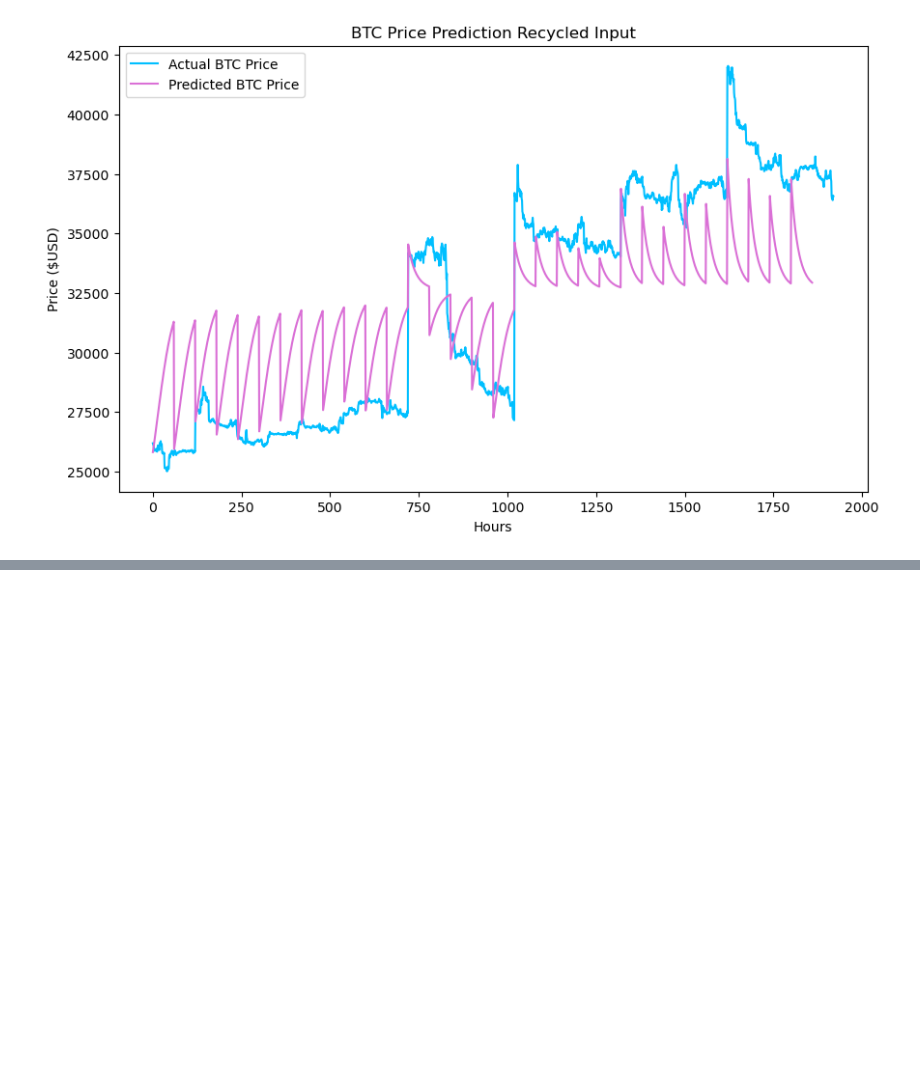
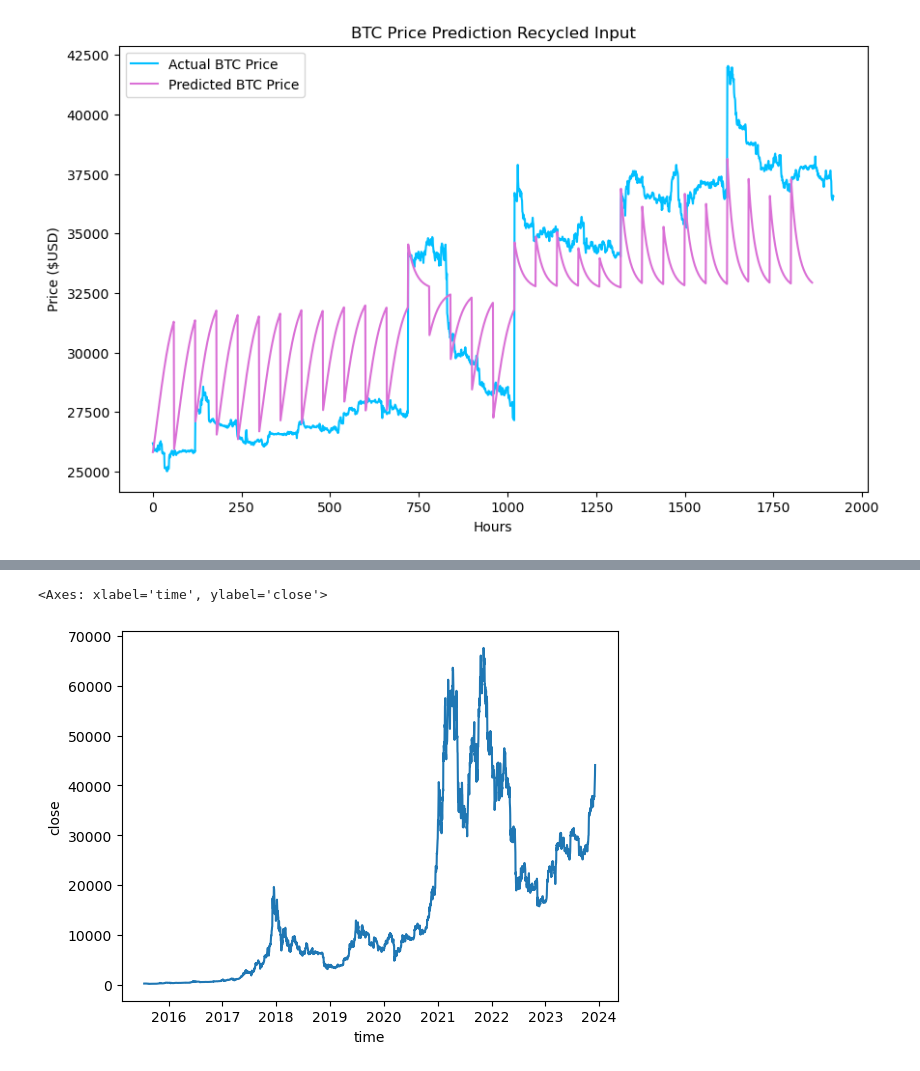
Before and after one commit to xtrabyte-consulting/crypto-bot, a Jupyter notebook: CoinbaseAPI.ipynb, the cells around one changed output, grey strips where cells are left out. Cells and saved outputs as stored; diff of their text form; code cells hidden in the pictures; blank space fills up the shorter version.

```diff
--- a/CoinbaseAPI.ipynb
+++ b/CoinbaseAPI.ipynb
@@ -566,0 +552,3 @@ trends
+# %%
+cb_collector = CoinbaseDataCollector()
+btc_fifteen = cb_collector.get_historical_prices('BTC-USD', 86400)
@@ -566,0 +577,5 @@ trends
+# %%
+sns.lineplot(data=btc_fifteen['close'])
+# %% [output]
+<Axes: xlabel='time', ylabel='close'>
+[figure, added]
```
Also changed, not shown: parts of 6 cells of this notebook, 7 other files.
